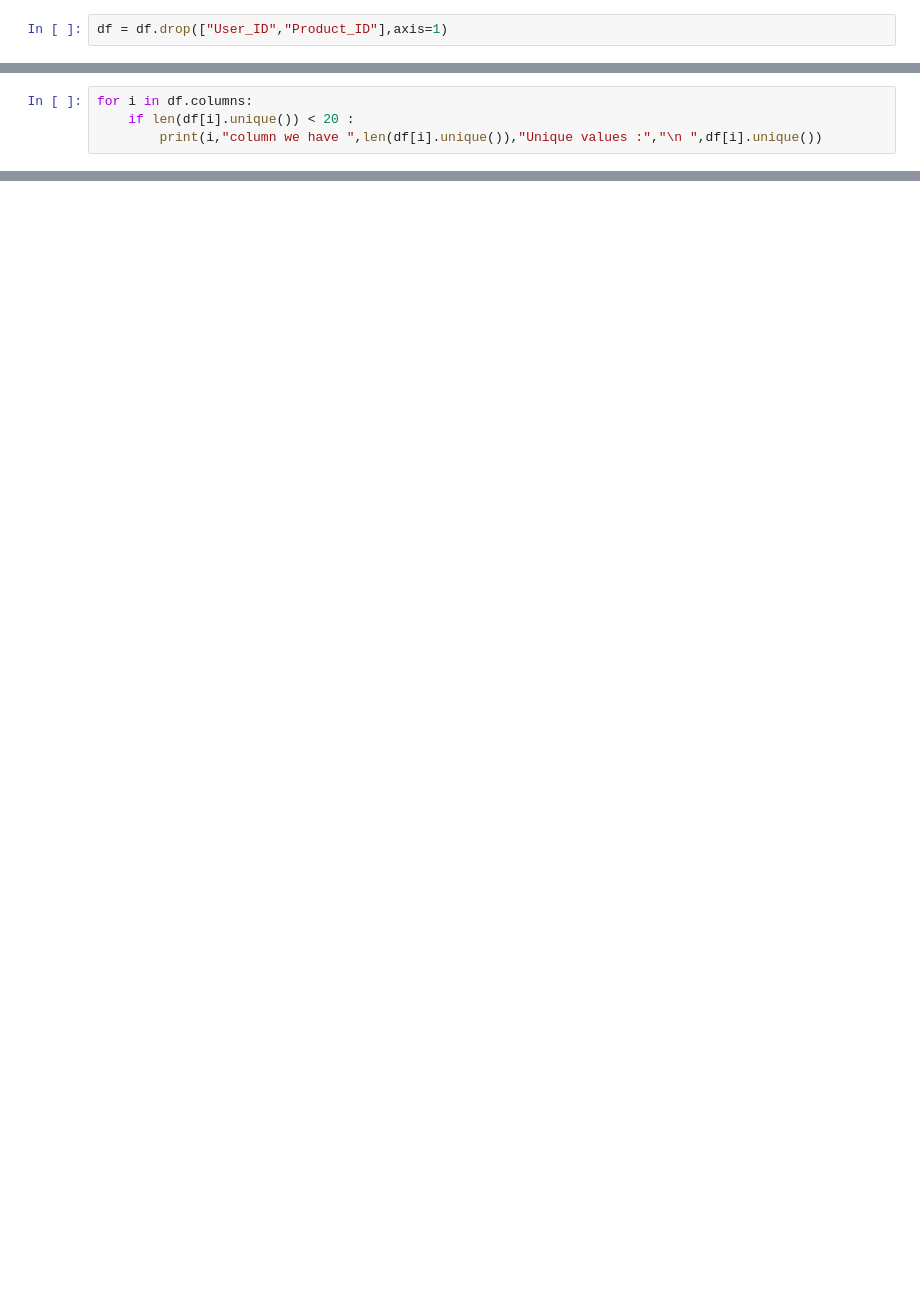
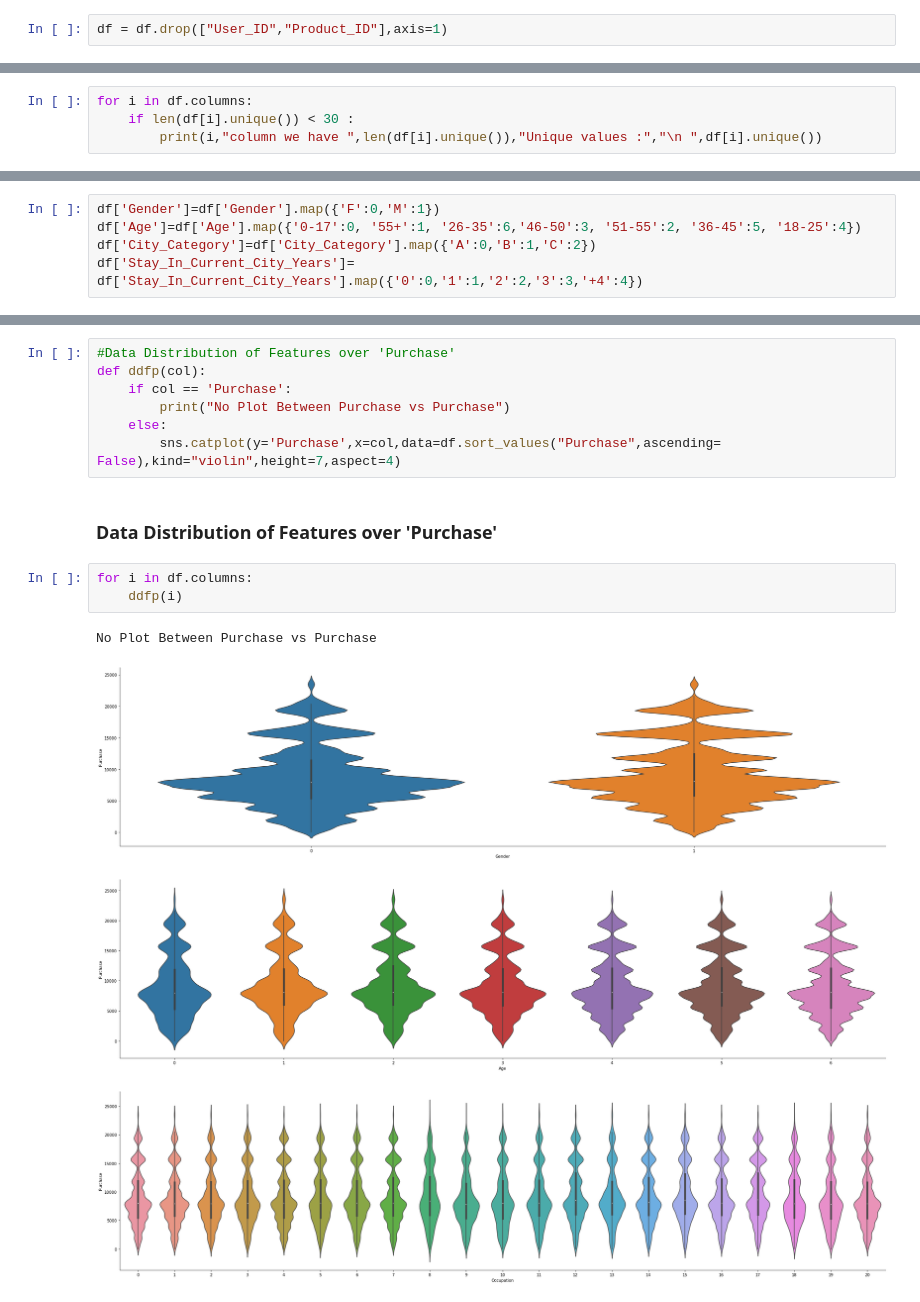
Before and after one commit to BHariKrishnaReddy/FSDS, a Jupyter notebook: Projects/BlackFriday/BlackFriday.ipynb, the cells around one changed output, grey strips where cells are left out. Drawn from its saved outputs; the diff is of its cells as text; blank space fills up the shorter version.

```diff
--- a/Projects/BlackFriday/BlackFriday.ipynb
+++ b/Projects/BlackFriday/BlackFriday.ipynb
@@ -76,6 +15,6 @@ dtype: float64
 # %%
 for i in df.columns:
-    if len(df[i].unique()) < 20 :
+    if len(df[i].unique()) < 30 :
         print(i,"column we have ",len(df[i].unique()),"Unique values :","\n ",df[i].unique())
 # %% [output]
 Gender column we have  2 Unique values :
@@ -135,0 +74,5 @@ Analysisplots Outcomes column wise:
+# %%
+df['Gender']=df['Gender'].map({'F':0,'M':1})
+df['Age']=df['Age'].map({'0-17':0, '55+':1, '26-35':6,'46-50':3, '51-55':2, '36-45':5, '18-25':4})
+df['City_Category']=df['City_Category'].map({'A':0,'B':1,'C':2})
+df['Stay_In_Current_City_Years']= df['Stay_In_Current_City_Years'].map({'0':0,'1':1,'2':2,'3':3,'+4':4})
@@ -135,0 +85,17 @@ Analysisplots Outcomes column wise:
+# %%
+#Data Distribution of Features over 'Purchase'
+def ddfp(col):
+    if col == 'Purchase':
+        print("No Plot Between Purchase vs Purchase")
+    else:
+        sns.catplot(y='Purchase',x=col,data=df.sort_values("Purchase",ascending= False),kind="violin",height=7,aspect=4)
+# %% [markdown]
+### Data Distribution of Features over 'Purchase'
+# %%
+for i in df.columns:
+    ddfp(i)
+# %% [output]
+No Plot Between Purchase vs Purchase
+[figure, added]
+[figure, added]
+[figure, added]
```
Also changed, not shown: parts of 25 cells of this notebook.
